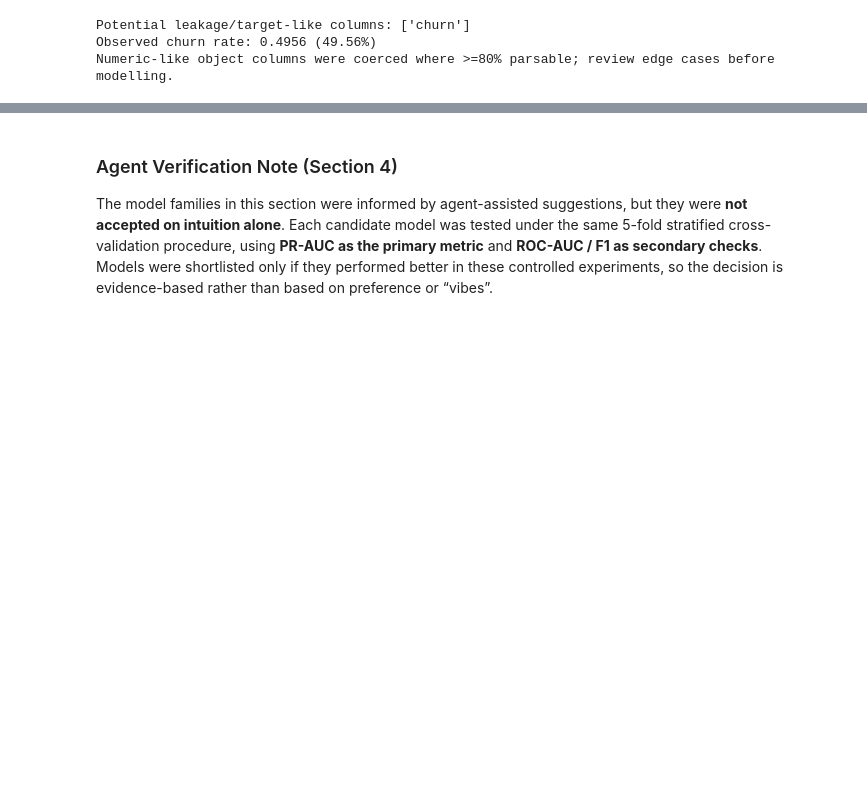
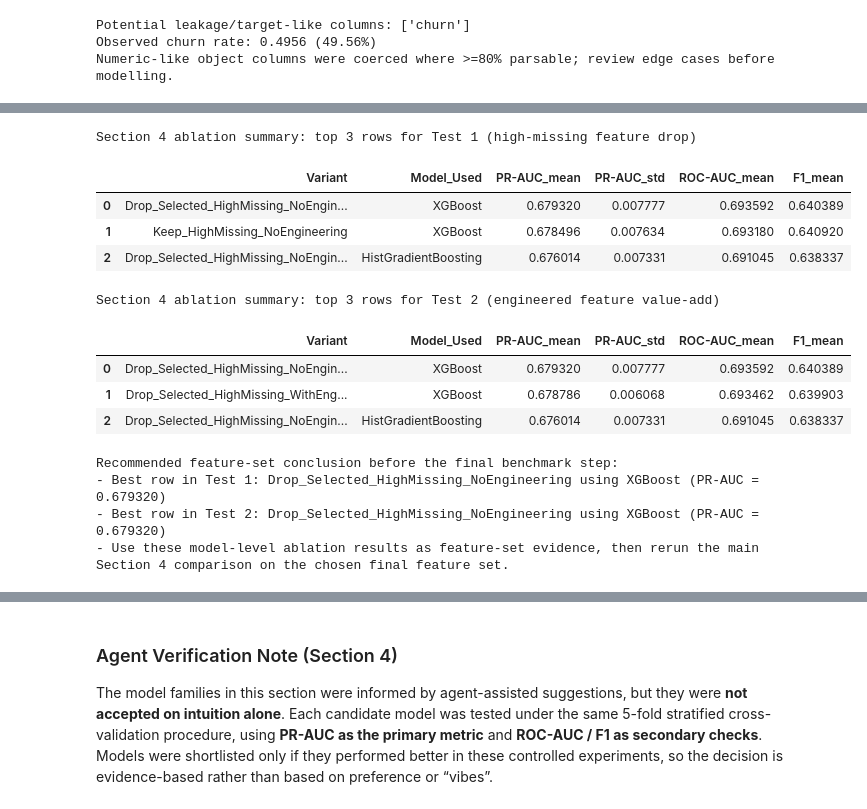
Before and after one commit to liqiangchen0606-rgb/New_Predictive, a Jupyter notebook: MSIN0097_IndividualA.ipynb, the cells around one changed output, grey strips where cells are left out. Cells and saved outputs as stored; diff of their text form; code cells hidden in the pictures; blank space fills up the shorter version.

```diff
--- a/MSIN0097_IndividualA.ipynb
+++ b/MSIN0097_IndividualA.ipynb
@@ -1139,2 +1412,53 @@ Compare candidate models and shortlist based on cross-validated evidence.
+# %%
+# Section 4: Ablation summary and recommended feature-set choice
+# This cell shows the top-performing model/variant combinations from each ablation test.
+# That is more informative than averaging across model families, because it preserves
+# the actual model-level ranking used to judge whether the feature change is helpful.
+
+required_ablation_objects = ['ablation_drop_df', 'ablation_engineering_df']
+missing_ablation_objects = [name for name in required_ablation_objects if name not in globals()]
+if missing_ablation_objects:
+    raise RuntimeError(
+        'Run the Section 4 ablation helper and both ablation test cells first. Missing: '
+        + ', '.join(missing_ablation_objects)
+    )
+
+# Show the strongest model/variant rows directly for each test.
+top3_drop = ablation_drop_df.sort_values('PR-AUC_mean', ascending=False).head(3).reset_index(drop=True)
+top3_engineering = ablation_engineering_df.sort_values('PR-AUC_mean', ascending=False).head(3).reset_index(drop=True)
+
+best_drop_row = top3_drop.iloc[0].to_dict()
+best_engineering_row = top3_engineering.iloc[0].to_dict()
+
+print('Section 4 ablation summary: top 3 rows for Test 1 (high-missing feature drop)')
+display(top3_drop)
+print('Section 4 ablation summary: top 3 rows for Test 2 (engineered feature value-add)')
+display(top3_engineering)
+
+print('Recommended feature-set conclusion before the final benchmark step:')
+print(
+    f"- Best row in Test 1: {best_drop_row['Variant']} using {best_drop_row['Model_Used']} "
+    f"(PR-AUC = {best_drop_row['PR-AUC_mean']:.6f})"
+)
+print(
+    f"- Best row in Test 2: {best_engineering_row['Variant']} using {best_engineering_row['Model_Used']} "
+    f"(PR-AUC = {best_engineering_row['PR-AUC_mean']:.6f})"
+)
+print('- Use these model-level ablation results as feature-set evidence, then rerun the main Section 4 comparison on the chosen final feature set.')
+# %% [output]
+Section 4 ablation summary: top 3 rows for Test 1 (high-missing feature drop)
+|  | Variant | Model_Used | PR-AUC_mean | PR-AUC_std | ROC-AUC_mean | F1_mean |
+| 0 | Drop_Selected_HighMissing_NoEngin... | XGBoost | 0.679320 | 0.007777 | 0.693592 | 0.640389 |
+| 1 | Keep_HighMissing_NoEngineering | XGBoost | 0.678496 | 0.007634 | 0.693180 | 0.640920 |
+| 2 | Drop_Selected_HighMissing_NoEngin... | HistGradientBoosting | 0.676014 | 0.007331 | 0.691045 | 0.638337 |
+Section 4 ablation summary: top 3 rows for Test 2 (engineered feature value-add)
+|  | Variant | Model_Used | PR-AUC_mean | PR-AUC_std | ROC-AUC_mean | F1_mean |
+| 0 | Drop_Selected_HighMissing_NoEngin... | XGBoost | 0.679320 | 0.007777 | 0.693592 | 0.640389 |
+| 1 | Drop_Selected_HighMissing_WithEng... | XGBoost | 0.678786 | 0.006068 | 0.693462 | 0.639903 |
+| 2 | Drop_Selected_HighMissing_NoEngin... | HistGradientBoosting | 0.676014 | 0.007331 | 0.691045 | 0.638337 |
+Recommended feature-set conclusion before the final benchmark step:
+- Best row in Test 1: Drop_Selected_HighMissing_NoEngineering using XGBoost (PR-AUC = 0.679320)
+- Best row in Test 2: Drop_Selected_HighMissing_NoEngineering using XGBoost (PR-AUC = 0.679320)
+- Use these model-level ablation results as feature-set evidence, then rerun the main Section 4 comparison on the chosen final feature set.
 # %%
 # -----------------------------------------------
```
Also changed, not shown: parts of 23 cells of this notebook, 13 other files.
